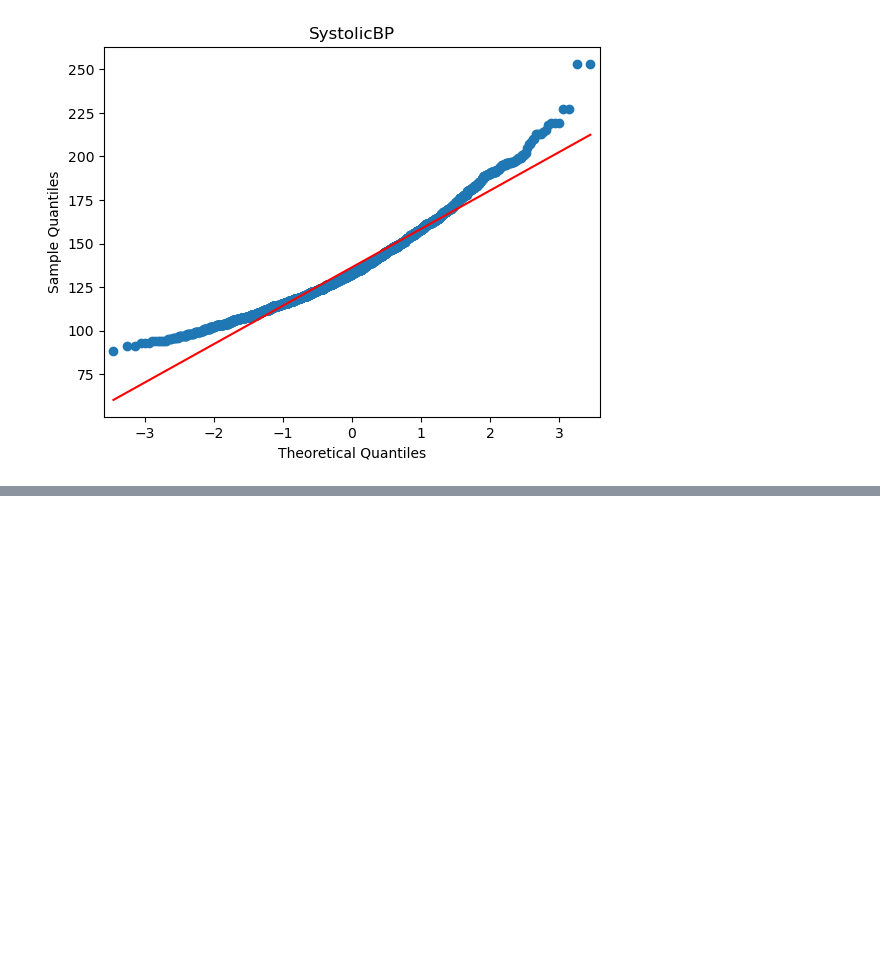
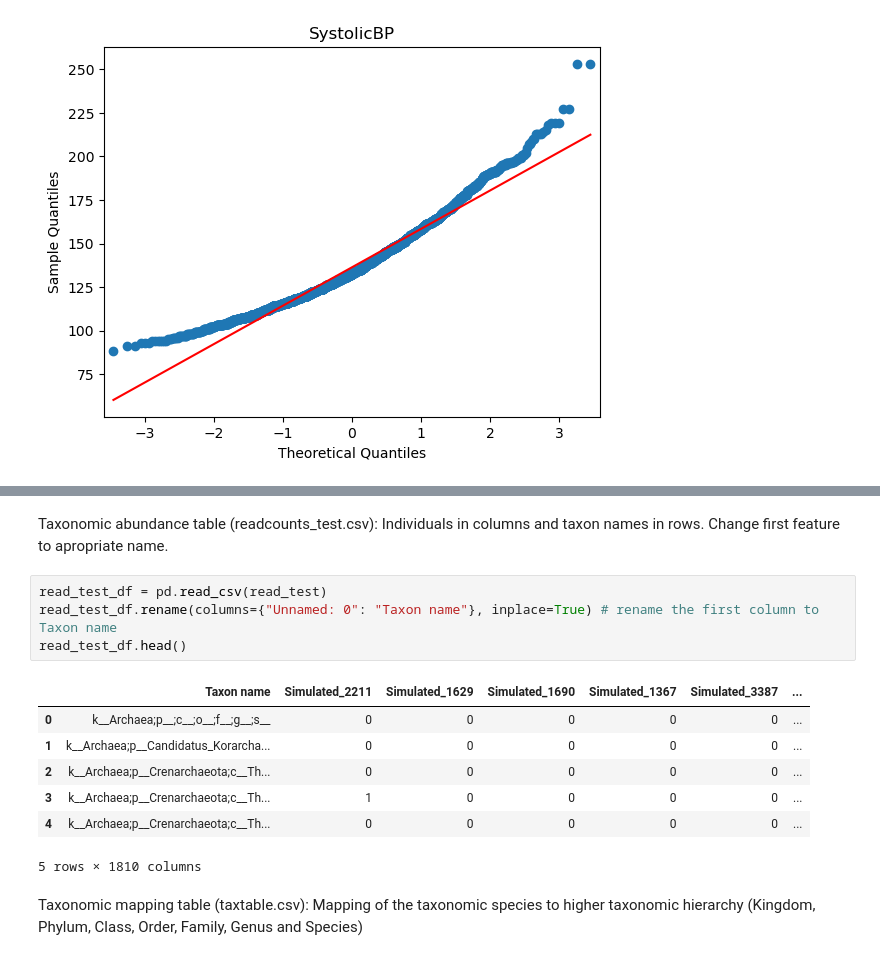
Before and after one commit to ruigomesbioinf/sib_dream_challenge, a Jupyter notebook: src/fase1.ipynb, the cells around one changed output, grey strips where cells are left out. Saved outputs shown, nothing was run; the diff lists cells and outputs as text; blank space fills up the shorter version.

```diff
--- a/src/fase1.ipynb
+++ b/src/fase1.ipynb
@@ -382,0 +384,16 @@ SystolicBP ----->    P-VALUE:      8.417582262396532e-30
+# %% [markdown]
+Taxonomic abundance table (readcounts_test.csv): Individuals in columns and taxon names in rows. Change first feature to apropriate name.
+# %%
+read_test_df = pd.read_csv(read_test)
+read_test_df.rename(columns={"Unnamed: 0": "Taxon name"}, inplace=True) # rename the first column to Taxon name
+read_test_df.head()
+# %% [output]
+|  | Taxon name | Simulated_2211 | Simulated_1629 | Simulated_1690 | Simulated_1367 | Simulated_3387 | ... |
+| 0 | k__Archaea;p__;c__;o__;f__;g__;s__ | 0 | 0 | 0 | 0 | 0 | ... |
+| 1 | k__Archaea;p__Candidatus_Korarcha... | 0 | 0 | 0 | 0 | 0 | ... |
+| 2 | k__Archaea;p__Crenarchaeota;c__Th... | 0 | 0 | 0 | 0 | 0 | ... |
+| 3 | k__Archaea;p__Crenarchaeota;c__Th... | 1 | 0 | 0 | 0 | 0 | ... |
+| 4 | k__Archaea;p__Crenarchaeota;c__Th... | 0 | 0 | 0 | 0 | 0 | ... |
+5 rows × 1810 columns
+# %% [markdown]
+Taxonomic mapping table (taxtable.csv): Mapping of the taxonomic species to higher taxonomic hierarchy (Kingdom, Phylum, Class, Order, Family, Genus and Species)
```
Also changed, not shown: parts of 17 cells of this notebook.
